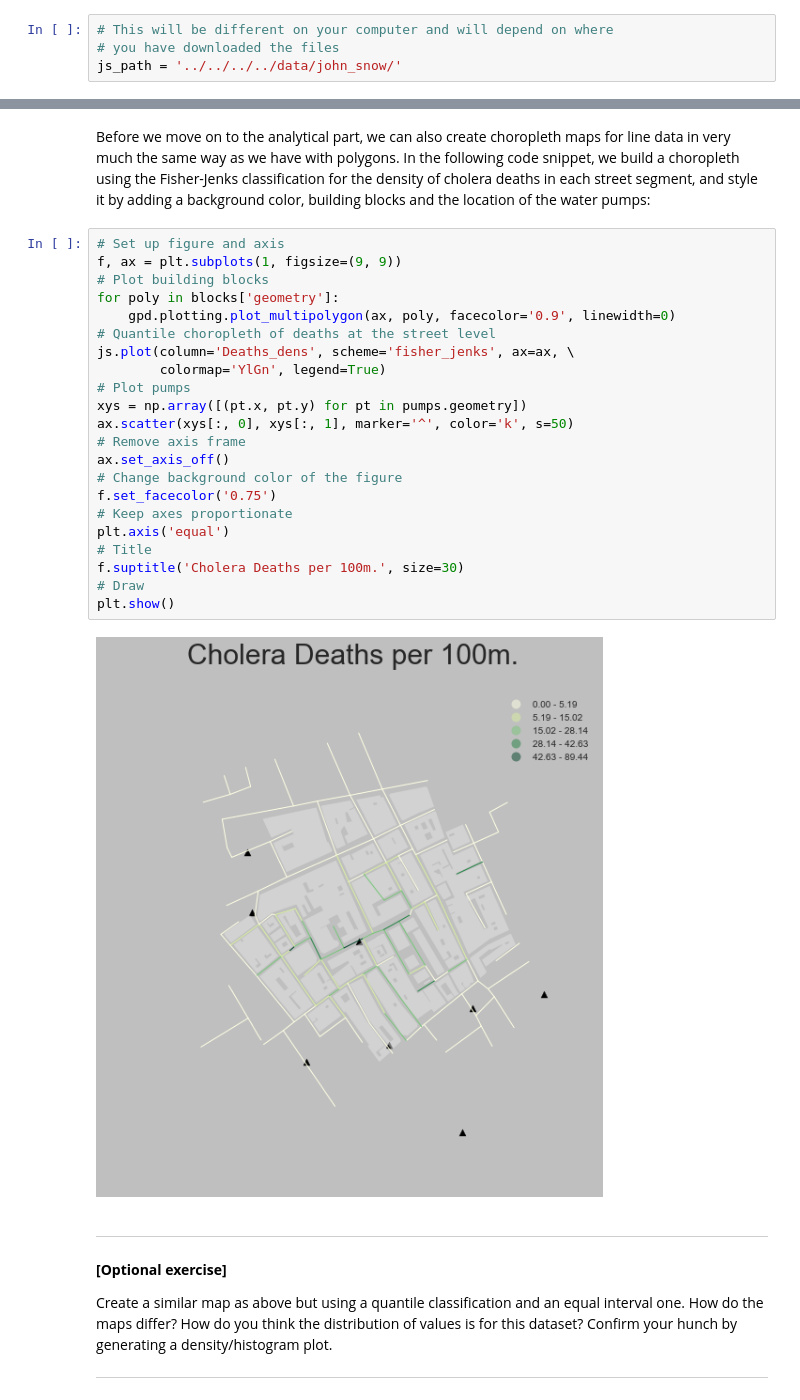
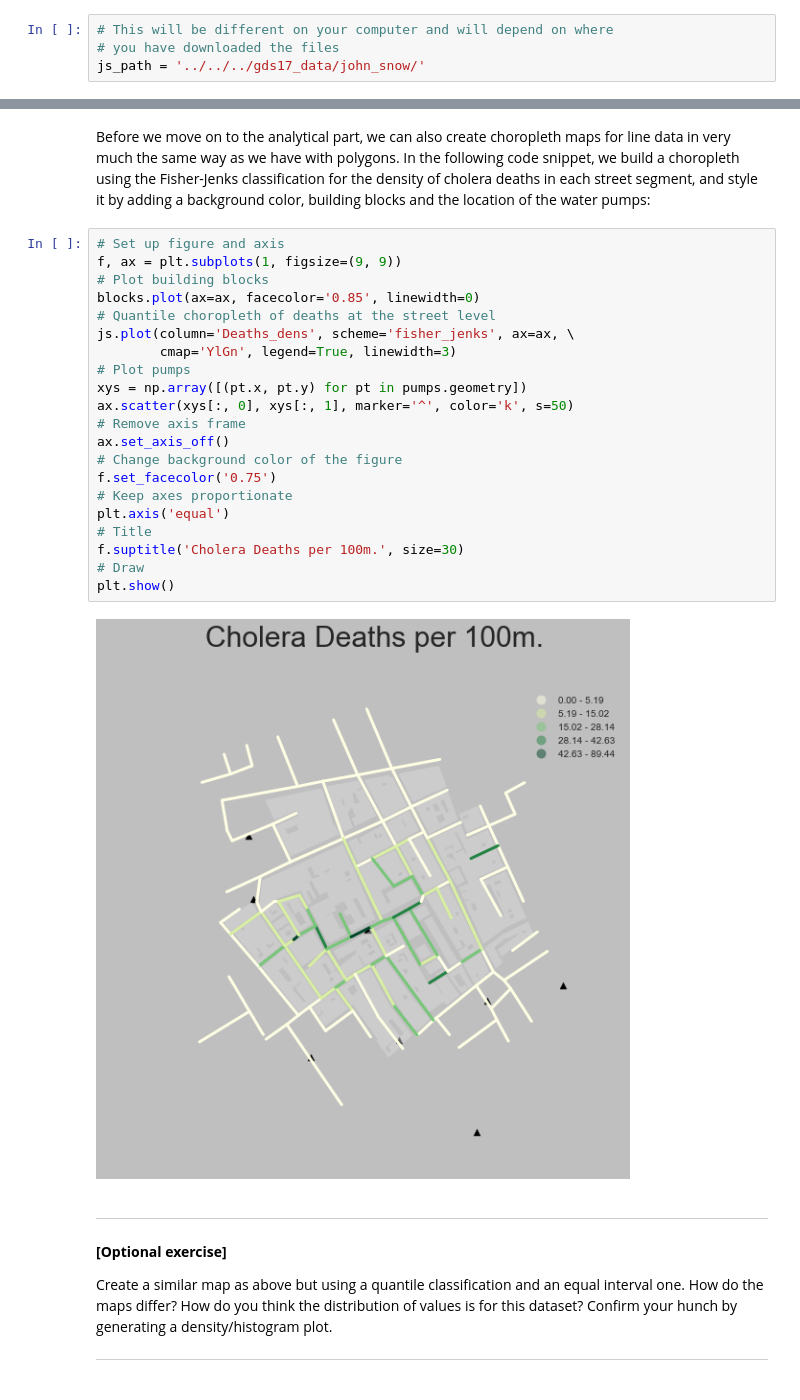
Before and after one commit to darribas/gds17, a Jupyter notebook: content/labs/lab_05.ipynb, the cells around one changed output, grey strips where cells are left out. Cells and saved outputs as stored; diff of their text form.

```diff
--- a/content/labs/lab_05.ipynb
+++ b/content/labs/lab_05.ipynb
@@ -42,7 +42,7 @@ Once you download it and unpack it into your computer, set the path to its locat
 # %%
 # This will be different on your computer and will depend on where
 # you have downloaded the files
-js_path = '../../../../data/john_snow/'
+js_path = '../../../gds17_data/john_snow/'
 # %% [markdown]
 **IMPORTANT**: the paths above might have look different in your computer. See [this introductory notebook](begin.html) for more details about how to set your paths.
 # %% [markdown]
@@ -77,27 +77,26 @@ Before we move on to the analytical part, we can also create choropleth maps for
 # %%
 # Set up figure and axis
 f, ax = plt.subplots(1, figsize=(9, 9))
 # Plot building blocks
-for poly in blocks['geometry']:
-    gpd.plotting.plot_multipolygon(ax, poly, facecolor='0.9', linewidth=0)
+blocks.plot(ax=ax, facecolor='0.85', linewidth=0)
 # Quantile choropleth of deaths at the street level
 js.plot(column='Deaths_dens', scheme='fisher_jenks', ax=ax, \
-        colormap='YlGn', legend=True)
+        cmap='YlGn', legend=True, linewidth=3)
 # Plot pumps
 xys = np.array([(pt.x, pt.y) for pt in pumps.geometry])
 ax.scatter(xys[:, 0], xys[:, 1], marker='^', color='k', s=50)
 # Remove axis frame
 ax.set_axis_off()
 # Change background color of the figure
 f.set_facecolor('0.75')
 # Keep axes proportionate
 plt.axis('equal')
 # Title
 f.suptitle('Cholera Deaths per 100m.', size=30)
 # Draw
 plt.show()
 # %% [output]
-[figure, old version]
+[figure, new version]
 # %% [markdown]
 ---
 
```
Also changed, not shown: parts of 9 cells of this notebook, 2 other files.
